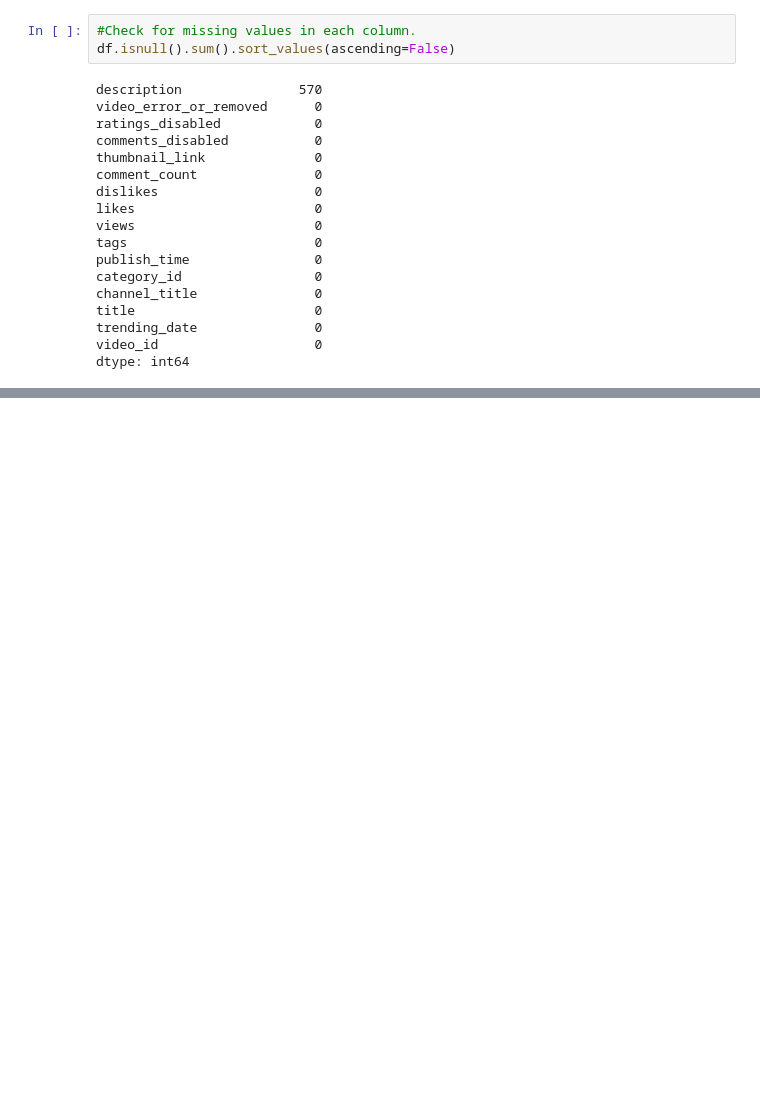
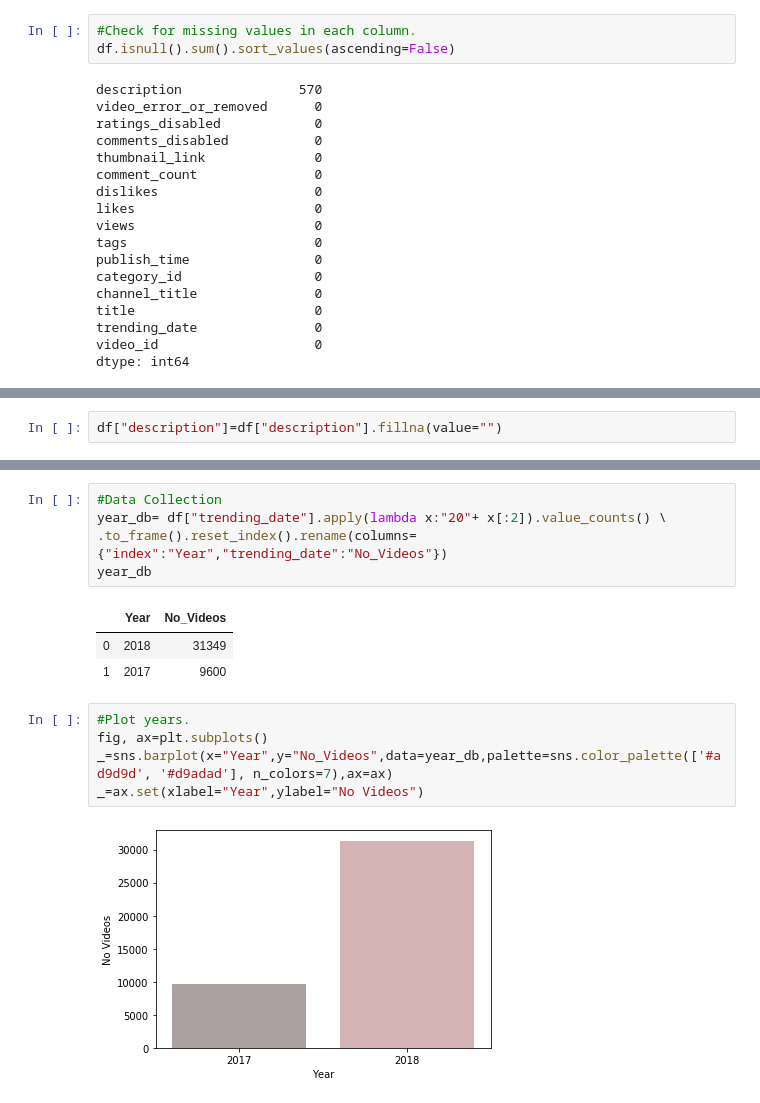
Before and after one commit to benitezal06/Trending-Youtube-Videos-Analysis, a Jupyter notebook: Youtube videos analysis.ipynb, the cells around one changed output, grey strips where cells are left out. Drawn from its saved outputs; the diff is of its cells as text; blank space fills up the shorter version.

```diff
--- a/Youtube videos analysis.ipynb
+++ b/Youtube videos analysis.ipynb
@@ -69,3 +69,5 @@ df[df.isnull().any(axis=1)].head(3)
 | 42 | NZFhMSgbKKM | 17.14.11 | Dennis Smith Jr. and LeBron James... | Ben Rohrbach | 17 | 2017-11-13T15:11:00.000Z | [none] | 945 | 7 | ... |
 | 47 | sbcbvuitiTc | 17.14.11 | Stephon Marbury and Jimmer Fredet... | NBA Highlights · YouTube | 17 | 2017-11-10T18:23:05.000Z | NBA|"Basketball"|"Sports" | 956169 | 2017 | ... |
 | 175 | 4d07RXYLsJE | 17.14.11 | Sphaera - demonstrating interaction | Jenny Hanell | 28 | 2017-11-04T20:48:16.000Z | [none] | 1827 | 3 | ... |
+# %%
+df["description"]=df["description"].fillna(value="")
@@ -71,0 +121,16 @@ df[df.isnull().any(axis=1)].head(3)
+# %%
+#Data Collection
+year_db= df["trending_date"].apply(lambda x:"20"+ x[:2]).value_counts() \
+.to_frame().reset_index().rename(columns={"index":"Year","trending_date":"No_Videos"})
+year_db
+# %% [output]
+|  | Year | No_Videos |
+| 0 | 2018 | 31349 |
+| 1 | 2017 | 9600 |
+# %%
+#Plot years.
+fig, ax=plt.subplots()
+_=sns.barplot(x="Year",y="No_Videos",data=year_db,palette=sns.color_palette(['#ad9d9d', '#d9adad'], n_colors=7),ax=ax)
+_=ax.set(xlabel="Year",ylabel="No Videos")
+# %% [output]
+[figure, added]
```
Also changed, not shown: parts of 4 cells of this notebook.
